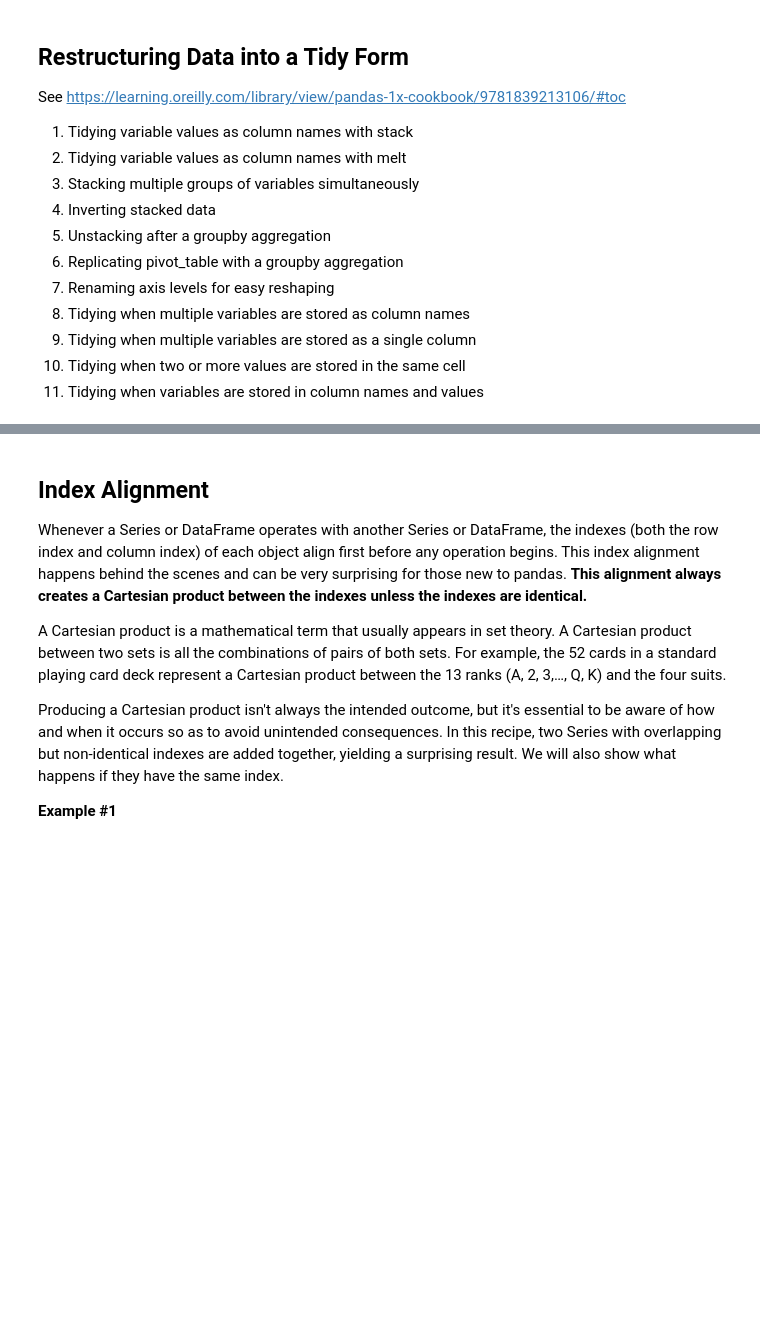
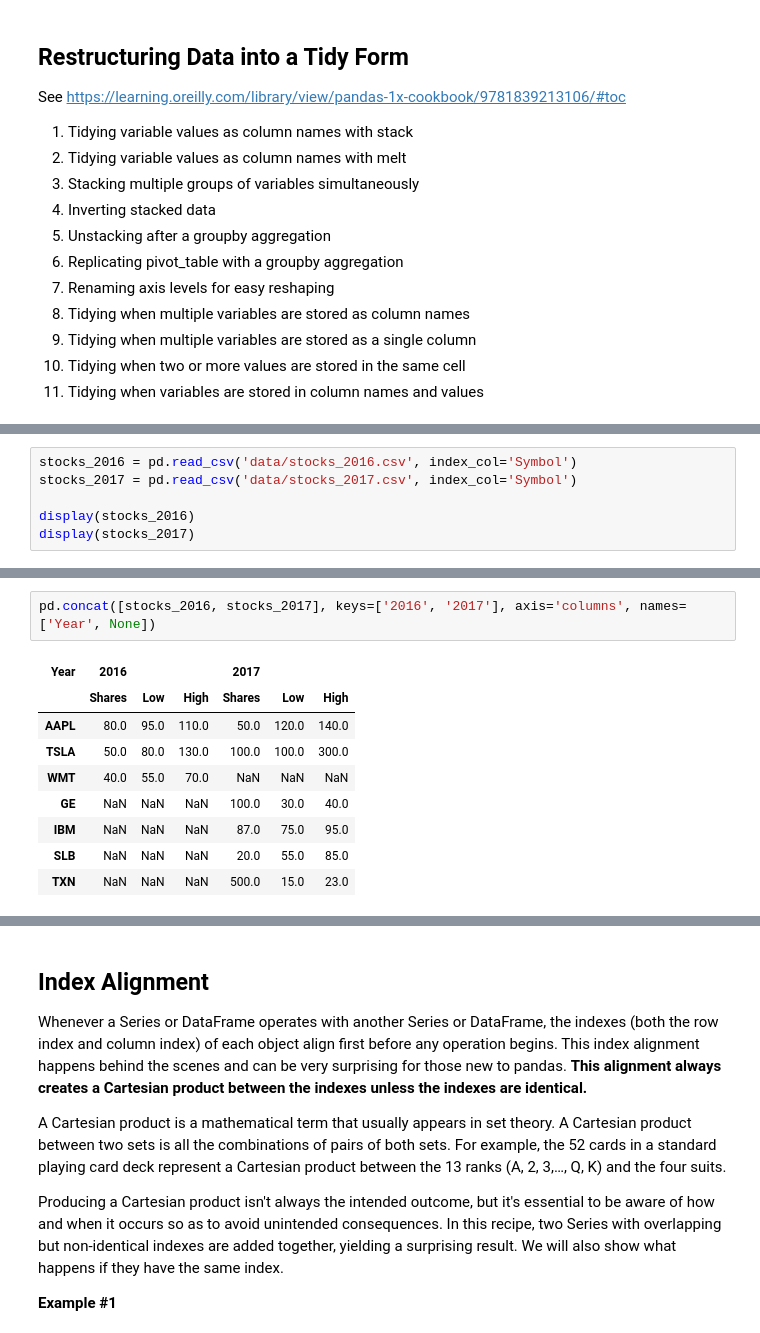
Before and after one commit to pkaran57/python-libs, a Jupyter notebook: pandas-lib/notebook/pandas.ipynb, the cells around one changed output, grey strips where cells are left out. Drawn from its saved outputs; the diff is of its cells as text; blank space fills up the shorter version.

```diff
--- a/pandas-lib/notebook/pandas.ipynb
+++ b/pandas-lib/notebook/pandas.ipynb
@@ -1974,0 +2097,6 @@ See https://learning.oreilly.com/library/view/pandas-1x-cookbook/9781839213106/#
+# %%
+stocks_2016 = pd.read_csv('data/stocks_2016.csv', index_col='Symbol')
+stocks_2017 = pd.read_csv('data/stocks_2017.csv', index_col='Symbol')
+
+display(stocks_2016)
+display(stocks_2017)
@@ -1974,0 +2141,12 @@ See https://learning.oreilly.com/library/view/pandas-1x-cookbook/9781839213106/#
+# %%
+pd.concat([stocks_2016, stocks_2017], keys=['2016', '2017'], axis='columns', names=['Year', None])
+# %% [output]
+| Year | 2016 |  |  | 2017 |  |  |
+|  | Shares | Low | High | Shares | Low | High |
+| AAPL | 80.0 | 95.0 | 110.0 | 50.0 | 120.0 | 140.0 |
+| TSLA | 50.0 | 80.0 | 130.0 | 100.0 | 100.0 | 300.0 |
+| WMT | 40.0 | 55.0 | 70.0 | NaN | NaN | NaN |
+| GE | NaN | NaN | NaN | 100.0 | 30.0 | 40.0 |
+| IBM | NaN | NaN | NaN | 87.0 | 75.0 | 95.0 |
+| SLB | NaN | NaN | NaN | 20.0 | 55.0 | 85.0 |
+| TXN | NaN | NaN | NaN | 500.0 | 15.0 | 23.0 |
```
Also changed, not shown: parts of 19 cells of this notebook.
